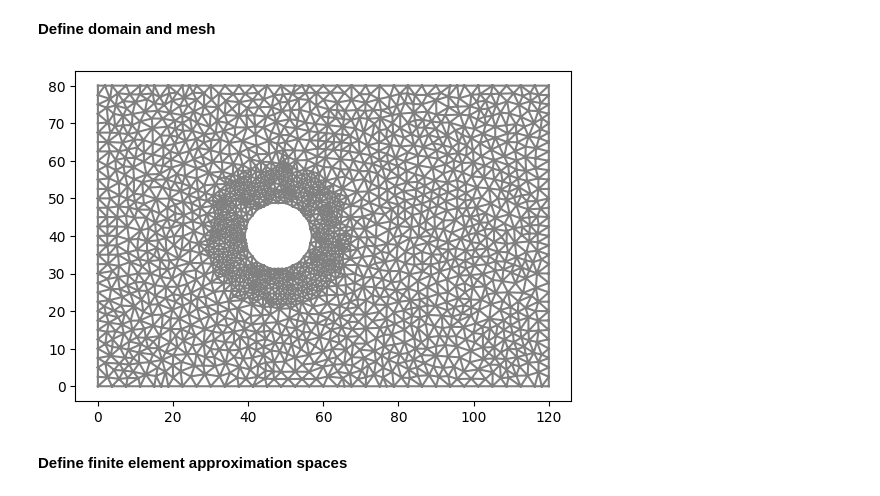
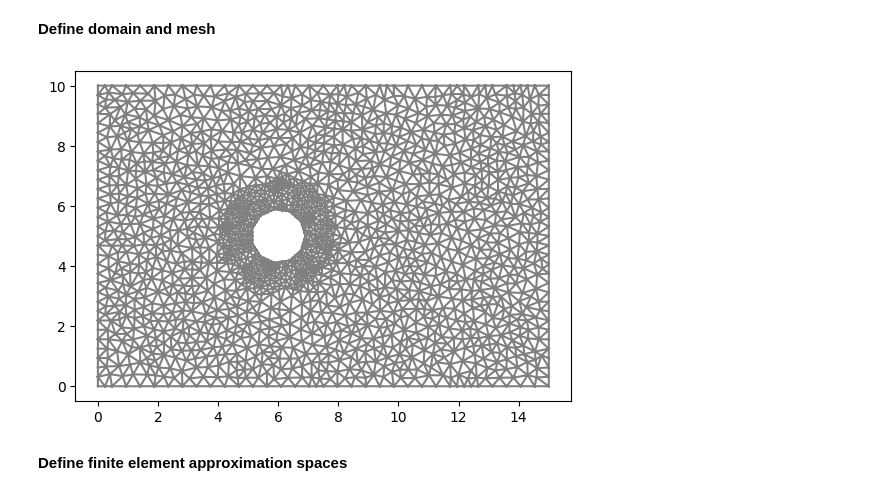
Before and after one commit to AdamHopkinss/DD2365, a Jupyter notebook: Kopia_av_Euler_equations_compressible_flow.ipynb, the cells around one changed output. Saved outputs shown, nothing was run; the diff lists cells and outputs as text; code cells hidden in the pictures.

```diff
--- a/Kopia_av_Euler_equations_compressible_flow.ipynb
+++ b/Kopia_av_Euler_equations_compressible_flow.ipynb
@@ -89,13 +89,13 @@ Here we present a FEniCS implementation of a stabilized finite element method to
 **Define domain and mesh**
 # %%
 # Define rectangular domain
-L = 120.0
-H = 80.0
+L = 15.0
+H = 10.0
 
 # Define circle
 xc = 0.4*L
 yc = 0.5*H
-rc = 9
+rc = 0.9
 
 # Specific heat ratio for air
 gamma = 1.4
@@ -132,34 +132,34 @@ class Lower(SubDomain):
 class Upper(SubDomain):
     def inside(self, x, on_boundary):
         return near(x[1], H)
 
 class Object(SubDomain):
     def inside(self, x, on_boundary, L=L, H=H):
         return on_boundary and (not near(x[0], 0.0)) and (not near(x[0], L)) and (not near(x[1], 0.0)) and (not near(x[1], H))
 
 left = Left()
 right = Right()
 lower = Lower()
 upper = Upper()
 object = Object()
 
 # Define mesh functions (for boundary conditions)
 boundaries = MeshFunction("size_t", mesh, mesh.topology().dim()-1)
 boundaries.set_all(0)
 left.mark(boundaries, 1)
 right.mark(boundaries, 2)
 lower.mark(boundaries, 3)
 upper.mark(boundaries, 4)
 object.mark(boundaries, 5)
 
 # Define measure for boundary integration
 ds = Measure('ds', domain=mesh, subdomain_data=boundaries)
 
 plt.figure()
 plot(mesh)
 plt.show()
 # %% [output]
-[figure, old version]
+[figure, new version]
 # %% [markdown]
 **Define finite element approximation spaces**
 # %%
```
Also changed, not shown: parts of 6 cells of this notebook.
